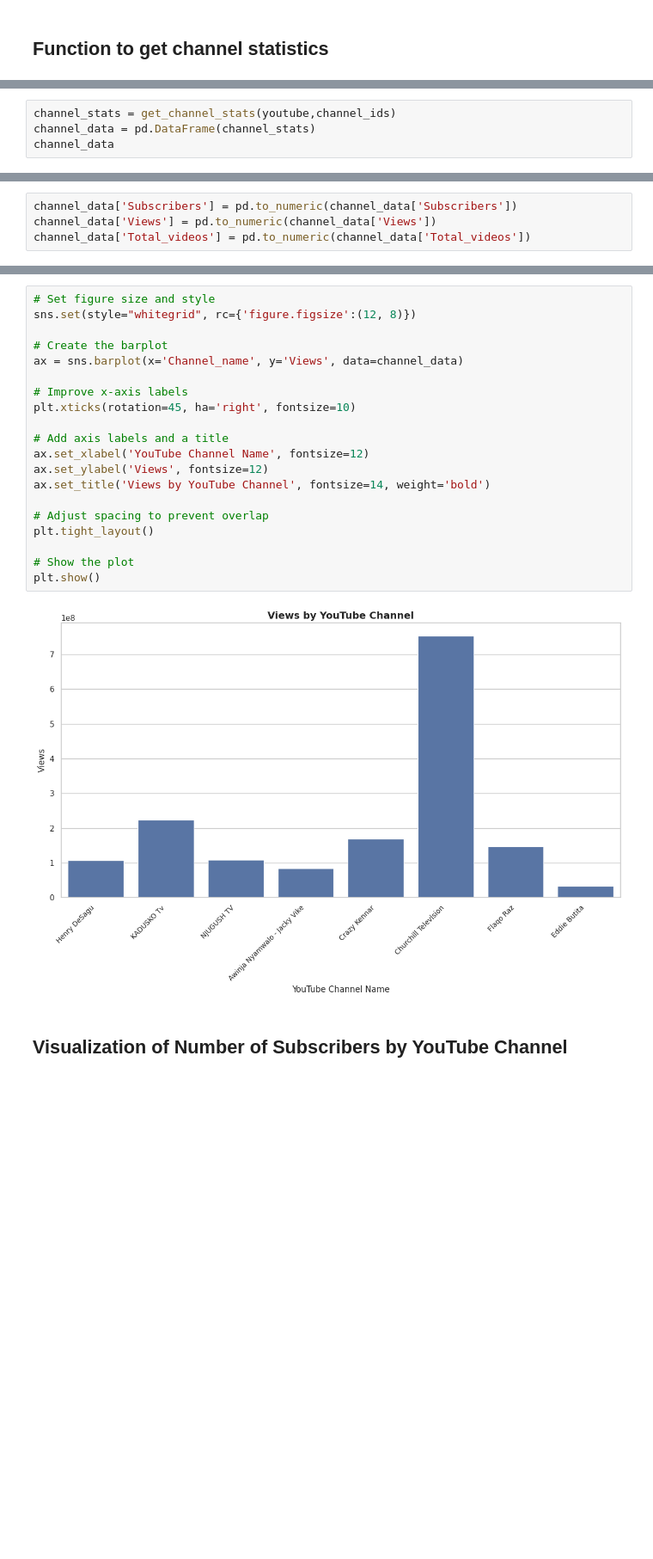
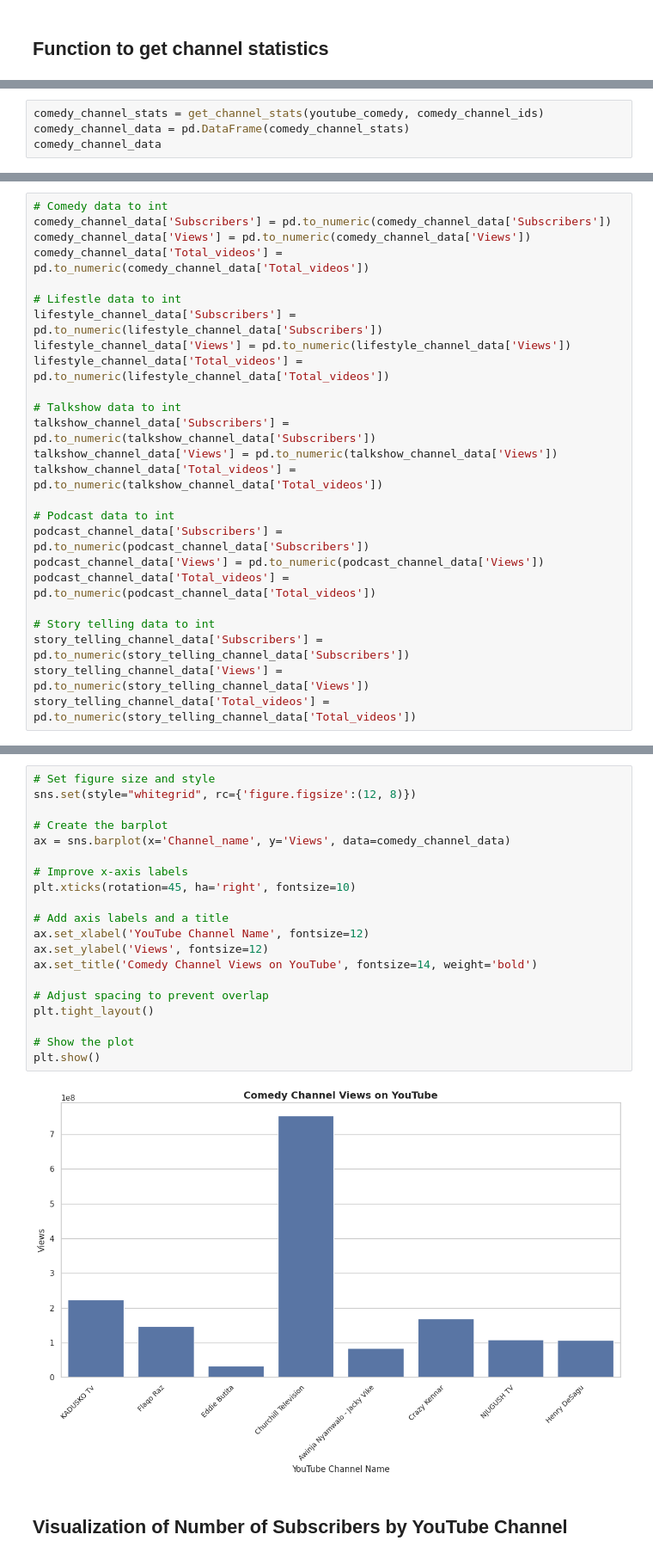
Before and after one commit to The-alpha-male/Kenya-YouTube-Analysis-Using-YouTube-API, a Jupyter notebook: Category_analysis.ipynb, the cells around one changed output, grey strips where cells are left out. Shown at 86% size. Drawn from its saved outputs; the diff is of its cells as text; blank space fills up the shorter version.

Commit message:
Added a function to retrieve channel statistics by category and exported to CSV

```diff
--- a/Category_analysis.ipynb
+++ b/Category_analysis.ipynb
@@ -54,6 +170,6 @@ def get_channel_stats(youtube, channel_ids):
 # %%
-channel_stats = get_channel_stats(youtube,channel_ids)
-channel_data = pd.DataFrame(channel_stats)
-channel_data
+comedy_channel_stats = get_channel_stats(youtube_comedy, comedy_channel_ids)
+comedy_channel_data = pd.DataFrame(comedy_channel_stats)
+comedy_channel_data
 # %% [output]
 |  | Channel_name | Subscribers | Views | Total_videos | Playlist_id |
@@ -70,5 +234,26 @@ channel_data
 # %%
-channel_data['Subscribers'] = pd.to_numeric(channel_data['Subscribers'])
-channel_data['Views'] = pd.to_numeric(channel_data['Views'])
-channel_data['Total_videos'] = pd.to_numeric(channel_data['Total_videos'])
+# Comedy data to int
+comedy_channel_data['Subscribers'] = pd.to_numeric(comedy_channel_data['Subscribers'])
+comedy_channel_data['Views'] = pd.to_numeric(comedy_channel_data['Views'])
+comedy_channel_data['Total_videos'] = pd.to_numeric(comedy_channel_data['Total_videos'])
+
+# Lifestle data to int
+lifestyle_channel_data['Subscribers'] = pd.to_numeric(lifestyle_channel_data['Subscribers'])
+lifestyle_channel_data['Views'] = pd.to_numeric(lifestyle_channel_data['Views'])
+lifestyle_channel_data['Total_videos'] = pd.to_numeric(lifestyle_channel_data['Total_videos'])
+
+# Talkshow data to int
+talkshow_channel_data['Subscribers'] = pd.to_numeric(talkshow_channel_data['Subscribers'])
+talkshow_channel_data['Views'] = pd.to_numeric(talkshow_channel_data['Views'])
+talkshow_channel_data['Total_videos'] = pd.to_numeric(talkshow_channel_data['Total_videos'])
+
+# Podcast data to int
+podcast_channel_data['Subscribers'] = pd.to_numeric(podcast_channel_data['Subscribers'])
+podcast_channel_data['Views'] = pd.to_numeric(podcast_channel_data['Views'])
+podcast_channel_data['Total_videos'] = pd.to_numeric(podcast_channel_data['Total_videos'])
+
+# Story telling data to int
+story_telling_channel_data['Subscribers'] = pd.to_numeric(story_telling_channel_data['Subscribers'])
+story_telling_channel_data['Views'] = pd.to_numeric(story_telling_channel_data['Views'])
+story_telling_channel_data['Total_videos'] = pd.to_numeric(story_telling_channel_data['Total_videos'])
 # %%
@@ -85,25 +273,25 @@ dtype: object
 # %%
 # Set figure size and style
 sns.set(style="whitegrid", rc={'figure.figsize':(12, 8)})
 
 # Create the barplot
-ax = sns.barplot(x='Channel_name', y='Views', data=channel_data)
+ax = sns.barplot(x='Channel_name', y='Views', data=comedy_channel_data)
 
 # Improve x-axis labels
 plt.xticks(rotation=45, ha='right', fontsize=10)
 
 # Add axis labels and a title
 ax.set_xlabel('YouTube Channel Name', fontsize=12)
 ax.set_ylabel('Views', fontsize=12)
-ax.set_title('Views by YouTube Channel', fontsize=14, weight='bold')
+ax.set_title('Comedy Channel Views on YouTube', fontsize=14, weight='bold')
 
 # Adjust spacing to prevent overlap
 plt.tight_layout()
 
 # Show the plot
 plt.show()
 # %% [output]
-[figure, old version]
+[figure, new version]
 # %% [markdown]
 ## Visualization of Number of Subscribers by YouTube Channel
 # %%
```
Also changed, not shown: parts of 27 cells of this notebook, 3 other files.
